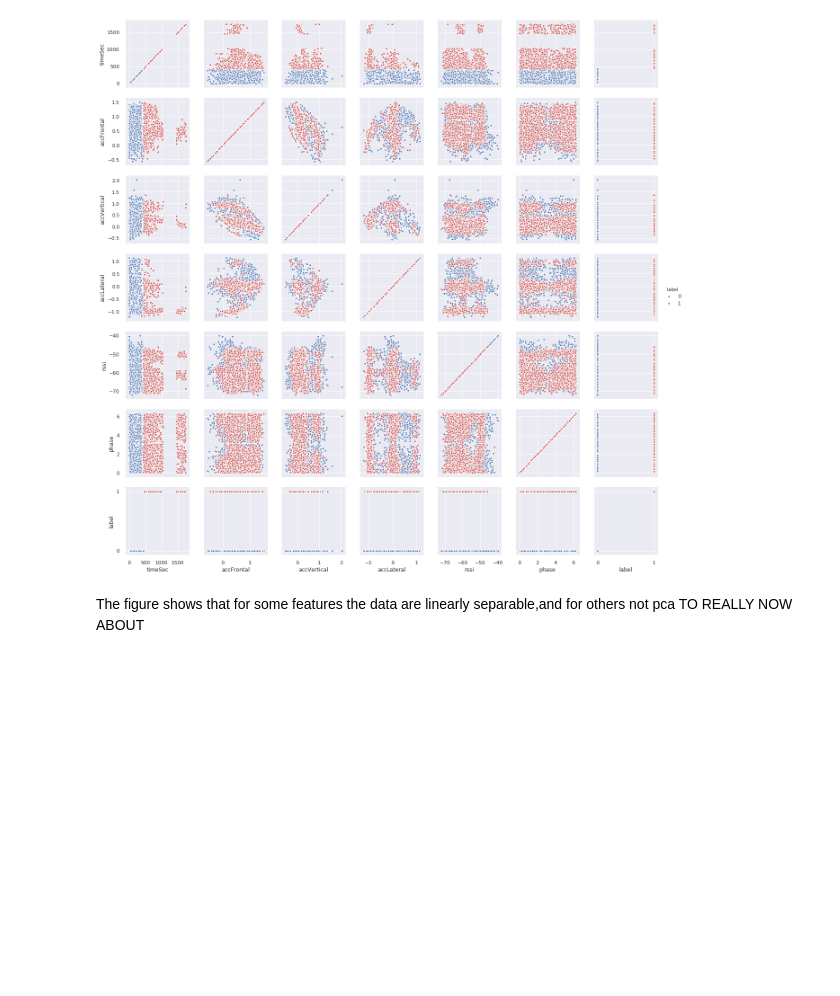
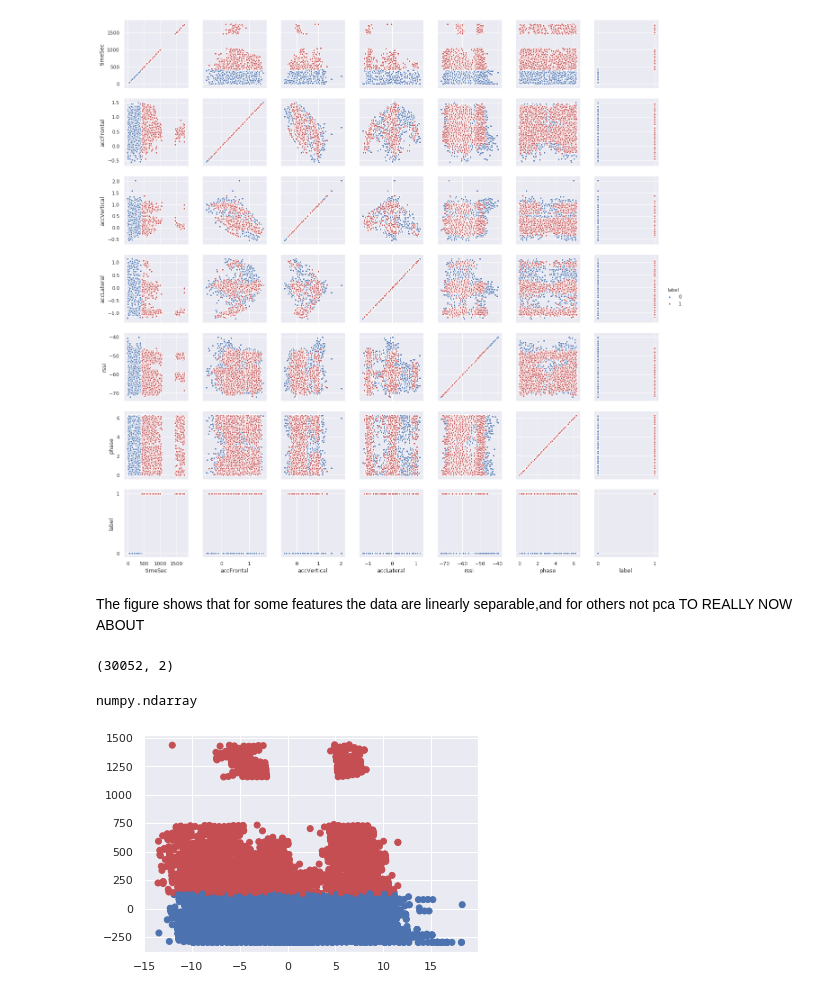
Before and after one commit to bentechno/datasciencecourses, a Jupyter notebook: 1BlogPostMonthKmeans.ipynb, the cells around one changed output. Saved outputs shown, nothing was run; the diff lists cells and outputs as text; code cells hidden in the pictures; blank space fills up the shorter version.

```diff
--- a/1BlogPostMonthKmeans.ipynb
+++ b/1BlogPostMonthKmeans.ipynb
@@ -260,4 +262,19 @@ The figure shows that for some features the data are linearly separable,and for
 pca TO REALLY NOW ABOUT
 # %%
 from sklearn.decomposition import PCA
-pcaGen =
+pcaGen = PCA(n_components=2).fit(dataAllPart)
+pcaGen2Cmp = pcaGen.transform(dataAllPart)
+# %%
+pcaGen2Cmp.shape
+# %% [output]
+(30052, 2)
+# %%
+type(pcaGen2Cmp)
+# %% [output]
+numpy.ndarray
+# %%
+import matplotlib.pyplot as plt
+plt.scatter(pcaGen2Cmp[:,0], pcaGen2Cmp[:,1], c=col, marker = 'o')
+plt.savefig("pca2.png")
+# %% [output]
+[figure, added]
```
Also changed, not shown: parts of 3 cells of this notebook.
